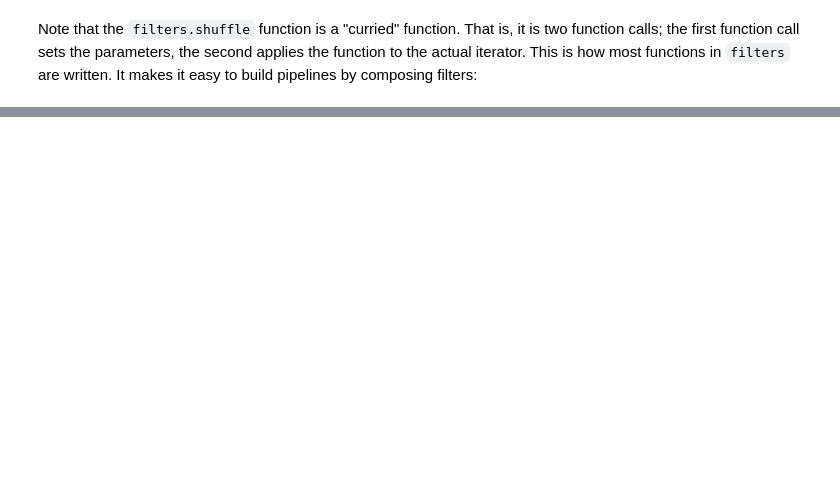
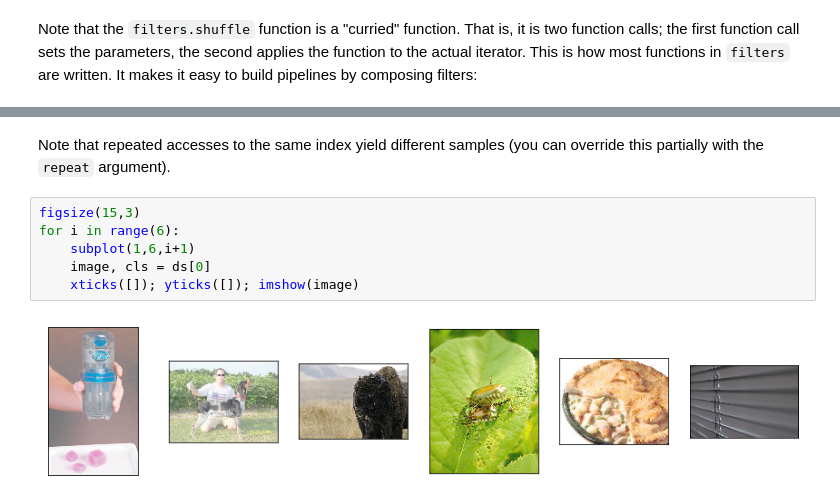
Before and after one commit to NVlabs/dlinputs, a Jupyter notebook: intro-to-dlinputs.ipynb, the cells around one changed output, grey strips where cells are left out. Drawn from its saved outputs; the diff is of its cells as text; blank space fills up the shorter version.

```diff
--- a/intro-to-dlinputs.ipynb
+++ b/intro-to-dlinputs.ipynb
@@ -142,0 +159,10 @@ xml <type 'list'> ['<annotation>\n\t<folder>n02500267</folder>\n\t<filename>n0
+# %% [markdown]
+Note that repeated accesses to the same index yield different samples (you can override this partially with the `repeat` argument).
+# %%
+figsize(15,3)
+for i in range(6):
+    subplot(1,6,i+1)
+    image, cls = ds[0]
+    xticks([]); yticks([]); imshow(image)
+# %% [output]
+[figure, added]
```
Also changed, not shown: parts of 10 cells of this notebook, 4 other files.
